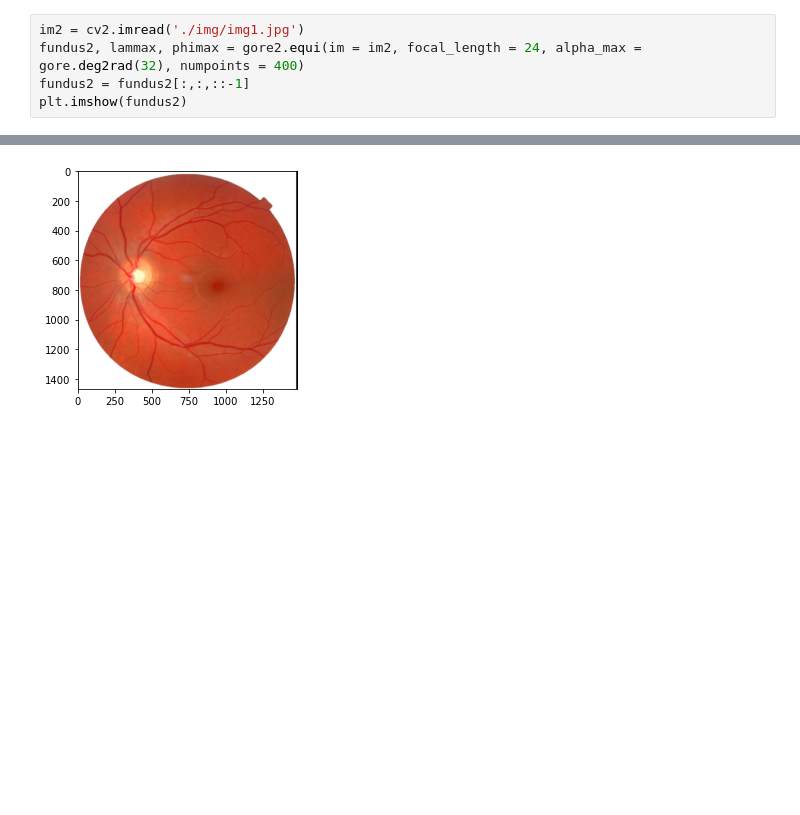
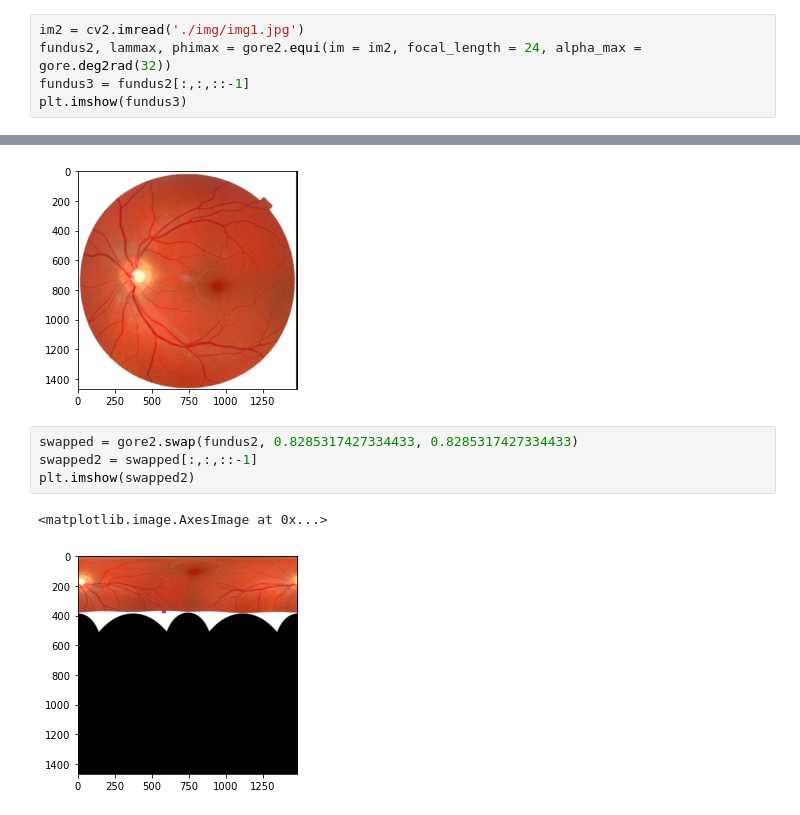
Before and after one commit to stuwilmur/sim-eye, a Jupyter notebook: develop gore2.ipynb, the cells around one changed output, grey strips where cells are left out. Cells and saved outputs as stored; diff of their text form; blank space fills up the shorter version.

```diff
--- a/develop gore2.ipynb
+++ b/develop gore2.ipynb
@@ -7,9 +7,16 @@ import cv2
 import matplotlib.pyplot as plt
 # %%
 im2 = cv2.imread('./img/img1.jpg')
-fundus2, lammax, phimax = gore2.equi(im = im2, focal_length = 24, alpha_max = gore.deg2rad(32), numpoints = 400)
-fundus2 = fundus2[:,:,::-1]
-plt.imshow(fundus2)
+fundus2, lammax, phimax = gore2.equi(im = im2, focal_length = 24, alpha_max = gore.deg2rad(32))
+fundus3 = fundus2[:,:,::-1]
+plt.imshow(fundus3)
 # %% [output]
 <matplotlib.image.AxesImage at 0x...>
 [figure]
+# %%
+swapped = gore2.swap(fundus2, 0.8285317427334433, 0.8285317427334433)
+swapped2 = swapped[:,:,::-1]
+plt.imshow(swapped2)
+# %% [output]
+<matplotlib.image.AxesImage at 0x...>
+[figure, added]
```
Also changed, not shown: parts of 2 cells of this notebook, 1 other file.
